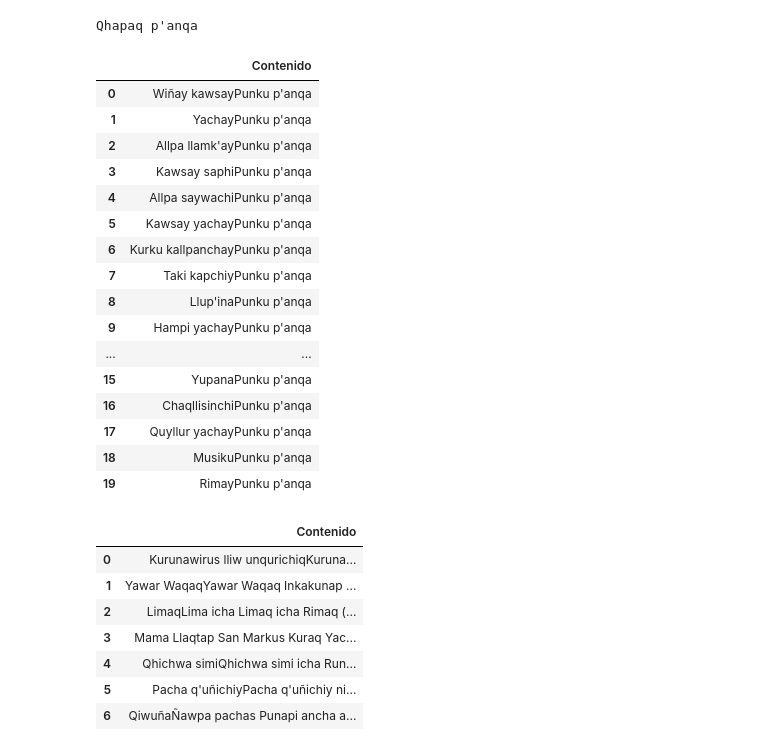
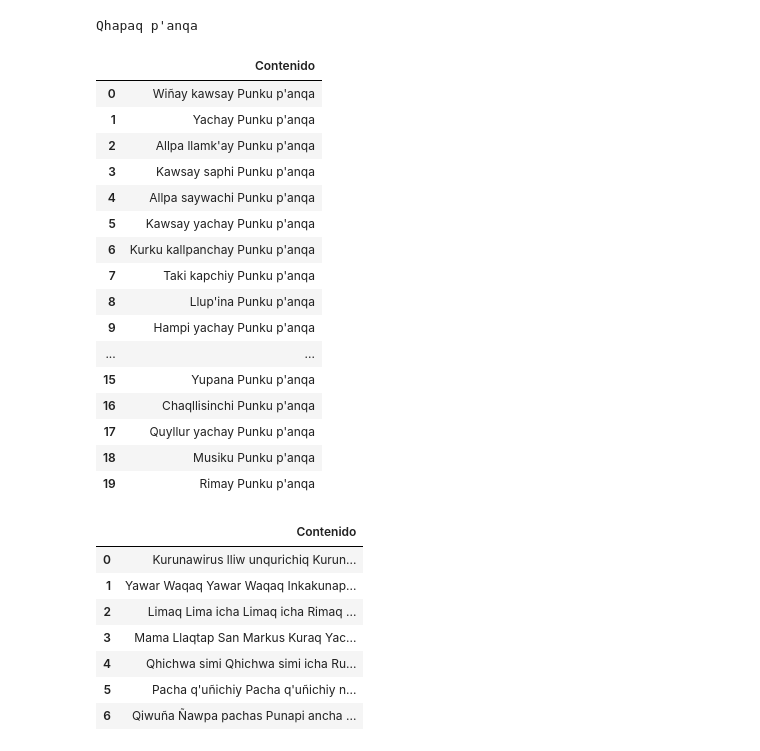
Before and after one commit to TACC-TA/corpus-extraction, a Jupyter notebook: Corpus Extraction/extraction.ipynb, the cells around one changed output. Saved outputs shown, nothing was run; the diff lists cells and outputs as text; code cells hidden in the pictures.

```diff
--- a/Corpus Extraction/extraction.ipynb
+++ b/Corpus Extraction/extraction.ipynb
@@ -60,59 +60,57 @@ for seccion in h_todos:
 # %%
-import pandas as pd
-
 textos = []
 
-# Recorremos todos los elementos div con la clase "NavFrame"
 divs = soup.find_all('div', class_="NavFrame")
 for div in divs:
-    textos.append(div.text.strip())
+    contenido_limpio = re.sub(r'(?<=[a-z])(?=[A-Z])|(?<=[A-Z])(?=[A-Z][a-z])', ' ', div.text.strip())
+    textos.append(contenido_limpio)
 
-df = pd.DataFrame(textos, columns=["Contenido"])
-display(df)
+df0 = pd.DataFrame(textos, columns=["Contenido"])
+display(df0)
 # %% [output]
 |  | Contenido |
-| 0 | Wiñay kawsayPunku p'anqa |
-| 1 | YachayPunku p'anqa |
-| 2 | Allpa llamk'ayPunku p'anqa |
-| 3 | Kawsay saphiPunku p'anqa |
-| 4 | Allpa saywachiPunku p'anqa |
-| 5 | Kawsay yachayPunku p'anqa |
-| 6 | Kurku kallpanchayPunku p'anqa |
-| 7 | Taki kapchiyPunku p'anqa |
-| 8 | Llup'inaPunku p'anqa |
-| 9 | Hampi yachayPunku p'anqa |
+| 0 | Wiñay kawsay Punku p'anqa |
+| 1 | Yachay Punku p'anqa |
+| 2 | Allpa llamk'ay Punku p'anqa |
+| 3 | Kawsay saphi Punku p'anqa |
+| 4 | Allpa saywachi Punku p'anqa |
+| 5 | Kawsay yachay Punku p'anqa |
+| 6 | Kurku kallpanchay Punku p'anqa |
+| 7 | Taki kapchiy Punku p'anqa |
+| 8 | Llup'ina Punku p'anqa |
+| 9 | Hampi yachay Punku p'anqa |
 | ... | ... |
-| 15 | YupanaPunku p'anqa |
-| 16 | ChaqllisinchiPunku p'anqa |
-| 17 | Quyllur yachayPunku p'anqa |
-| 18 | MusikuPunku p'anqa |
-| 19 | RimayPunku p'anqa |
+| 15 | Yupana Punku p'anqa |
+| 16 | Chaqllisinchi Punku p'anqa |
+| 17 | Quyllur yachay Punku p'anqa |
+| 18 | Musiku Punku p'anqa |
+| 19 | Rimay Punku p'anqa |
 # %%
 
 textos = []
 # Recorremos todos los elementos div con la clase "portada-slider-contingut"
 divs = soup.find_all('div', class_="portada-slider-contingut")
 for div in divs:
-    contenido_limpio = div.text.replace('\n', '')  # Remover los caracteres de nueva línea
+
+    contenido_limpio = div.text.replace('\n', ' ')  # Remover los caracteres de nueva línea
     textos.append(contenido_limpio)
 
-df = pd.DataFrame(textos, columns=["Contenido"])
+df1 = pd.DataFrame(textos, columns=["Contenido"])
 # Configurar pandas para mostrar todas las columnas y filas sin truncar
 pd.set_option('display.max_columns', None)
 pd.set_option('display.max_rows', None)
 pd.set_option('display.max_colwidth', None)
 
-# Imprimir el DataFrame como una tabla en el notebook
-display(df)
+display(df1)
 # %% [output]
 |  | Contenido |
-| 0 | Kurunawirus lliw unqurichiqKuruna... |
-| 1 | Yawar WaqaqYawar Waqaq Inkakunap ... |
-| 2 | LimaqLima icha Limaq icha Rimaq (... |
+| 0 | Kurunawirus lliw unqurichiq Kurun... |
+| 1 | Yawar Waqaq Yawar Waqaq Inkakunap... |
+| 2 | Limaq Lima icha Limaq icha Rimaq ... |
 | 3 | Mama Llaqtap San Markus Kuraq Yac... |
-| 4 | Qhichwa simiQhichwa simi icha Run... |
-| 5 | Pacha q'uñichiyPacha q'uñichiy ni... |
-| 6 | QiwuñaÑawpa pachas Punapi ancha a... |
+| 4 | Qhichwa simi Qhichwa simi icha Ru... |
+| 5 | Pacha q'uñichiy Pacha q'uñichiy n... |
+| 6 | Qiwuña Ñawpa pachas Punapi ancha ... |
 # %%
 
 textos = []
```
Also changed, not shown: parts of 13 cells of this notebook, 1 other file.
